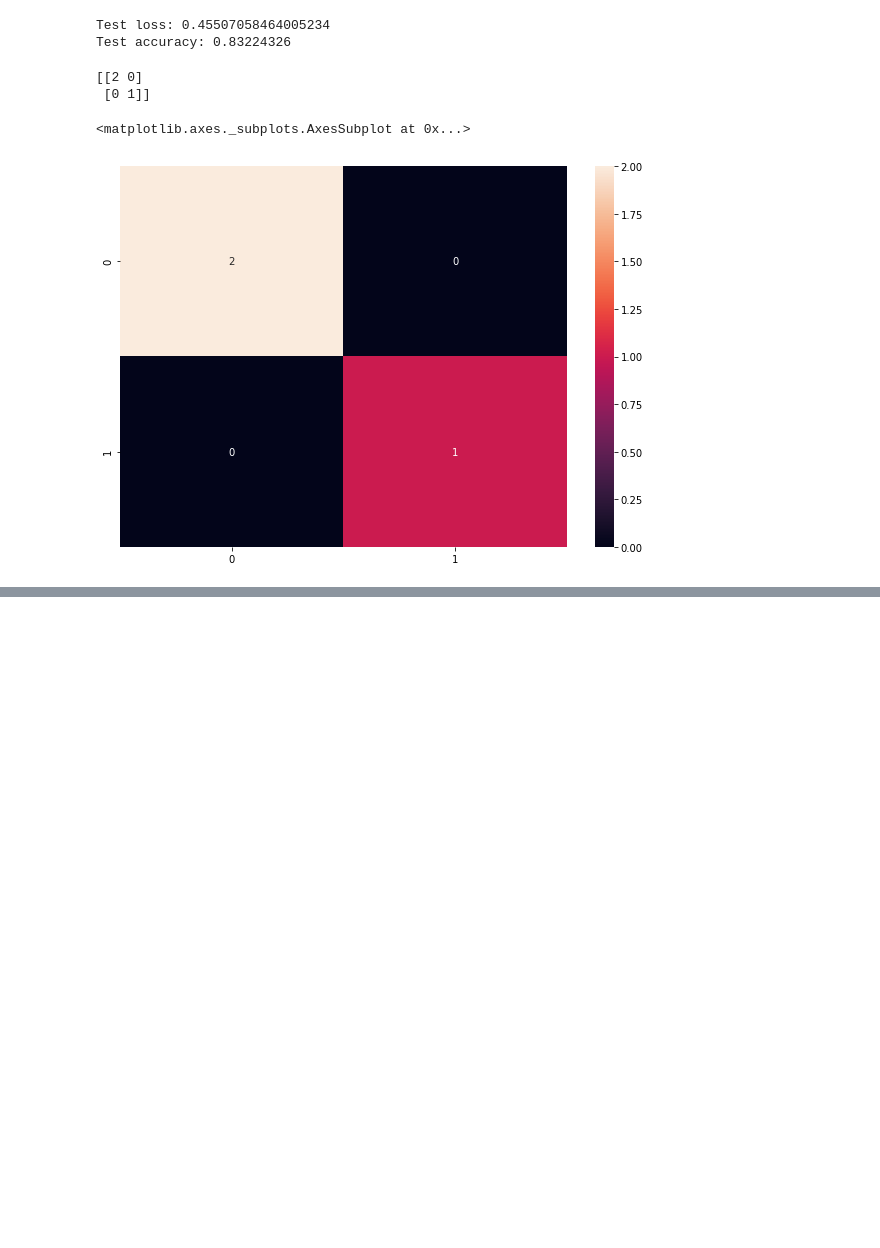
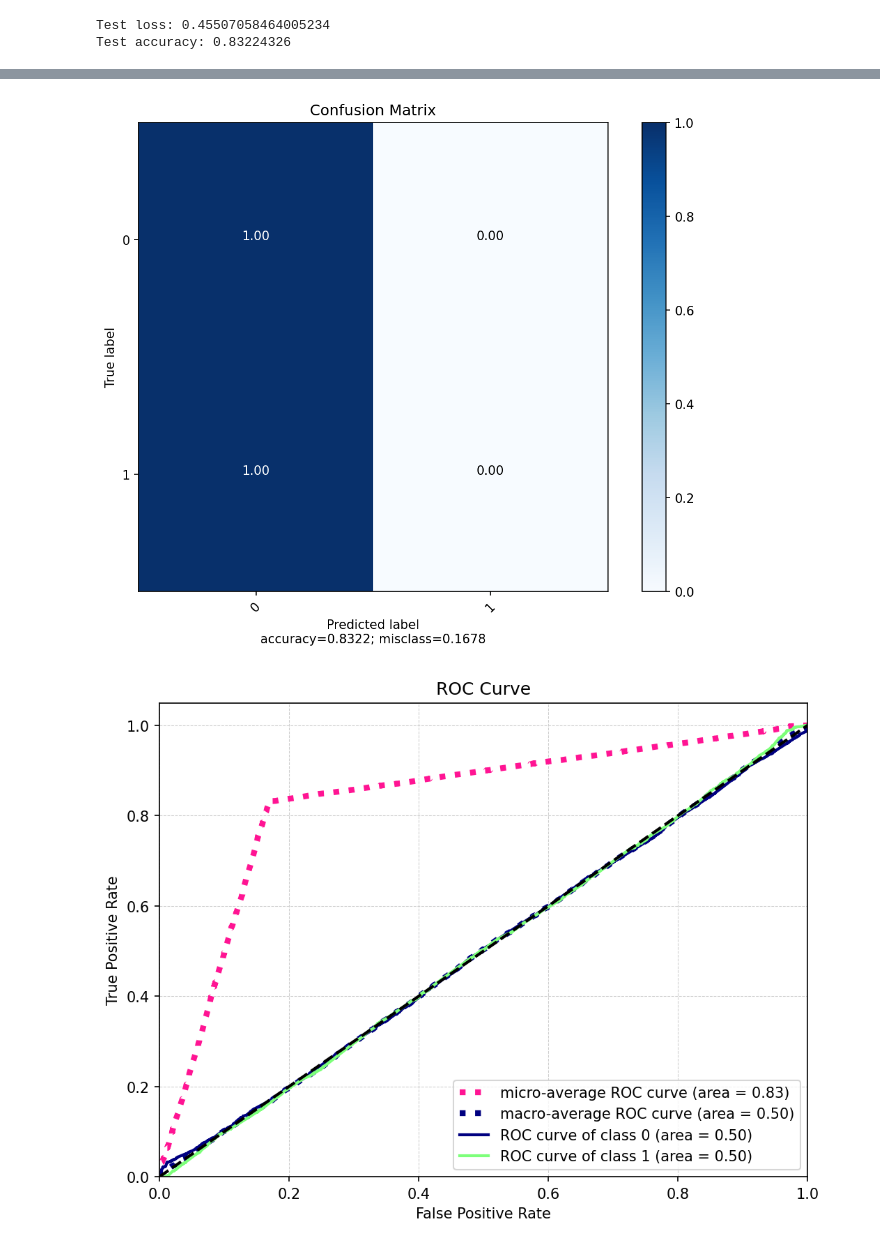
Before and after one commit to NamHyoYeon/AIProject_202007, a Jupyter notebook: Model/nlp_contervector_voc_model_20200723.ipynb, the cells around one changed output, grey strips where cells are left out. Saved outputs shown, nothing was run; the diff lists cells and outputs as text; code cells hidden in the pictures; blank space fills up the shorter version.

```diff
--- a/Model/nlp_contervector_voc_model_20200723.ipynb
+++ b/Model/nlp_contervector_voc_model_20200723.ipynb
@@ -365,28 +363,14 @@ y_test[0:1,].tolist()
-# %%
-# Example of a confusion matrix in Python
-from sklearn.metrics import confusion_matrix
-import pandas as pd
-import numpy as np
-import matplotlib.pyplot as plt
-
-
-
-expected = [1.0, 0.0, 0.0]
-predicted = [1.0, 0.0, 0.0]
-results = confusion_matrix(expected, predicted)
-print(results)
-# %% [output]
-[[2 0]
- [0 1]]
-# %%
-# fail나면 root계정에서  "pip install seaborn" 명령 실행할 것.
-import seaborn as sn
-
-df_cm = pd.DataFrame(results, range(2),
-                  range(2))
-plt.figure(figsize = (10,7))
-
-sn.heatmap(df_cm, annot=True)
-# %% [output]
-<matplotlib.axes._subplots.AxesSubplot at 0x...>
-[figure, removed]
+# %%
+from aicentro.framework.keras import Keras as SacpFrm
+sacp_framework = SacpFrm(session=session)
+# %%
+y_test_pred = model.predict(x_test, batch_size=128, verbose=1)
+y_label = [0,1]
+
+y_test_c = np.argmax(y_test, axis=1).reshape(-1, 1)
+y_test_pred_c = np.argmax(y_test_pred, axis=1).reshape(-1, 1)
+
+sacp_framework.plot_confusion_matrix(y_test_c, y_test_pred_c, target_names=y_label, title='Confusion Matrix')
+sacp_framework.classification_report(y_test_c, y_test_pred_c, target_names=y_label)
+sacp_framework.plot_roc_curve(y_test, y_test_pred, len(y_label), y_label)
+# %% [output]
@@ -392,0 +378,2 @@ sn.heatmap(df_cm, annot=True)
+[figure, added]
+[figure, added]
```
Also changed, not shown: parts of 2 cells of this notebook, 4 other files.
